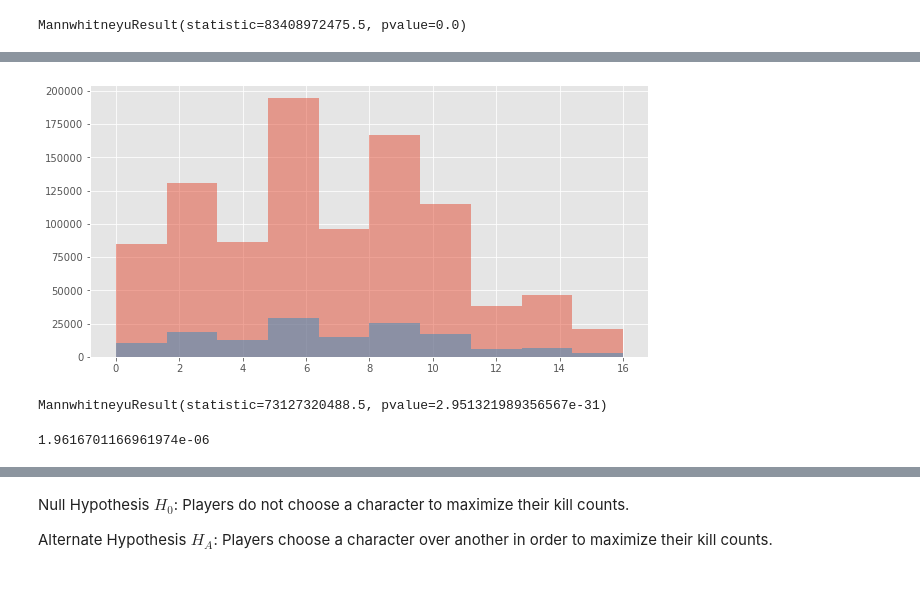
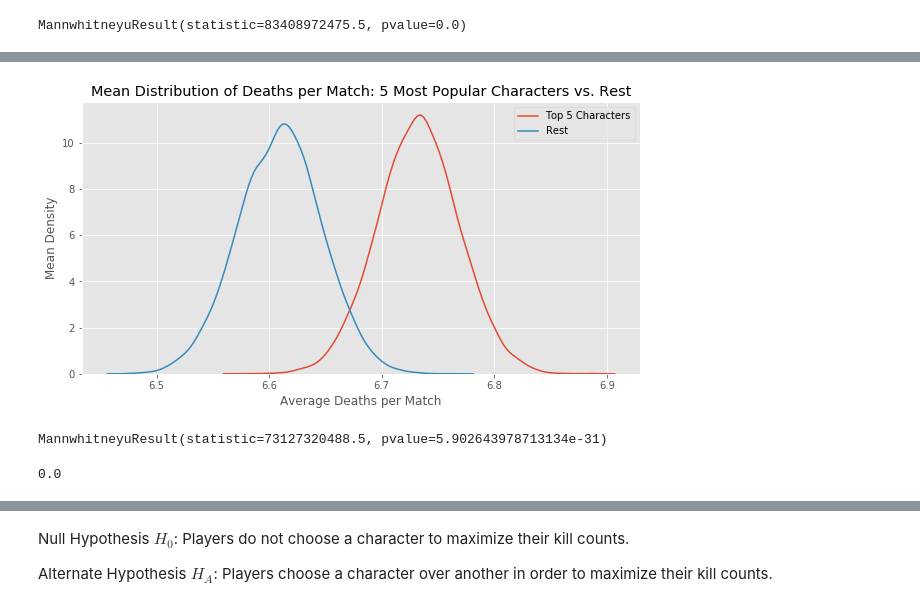
Before and after one commit to anotherjonlee/dotalytics, a Jupyter notebook: EDA.ipynb, the cells around one changed output, grey strips where cells are left out. Cells and saved outputs as stored; diff of their text form; code cells hidden in the pictures.

```diff
--- a/EDA.ipynb
+++ b/EDA.ipynb
@@ -379,11 +383,3 @@ plt.show()
-# %%
-import pandas as pd
-import numpy as np
-import scipy.stats as stats
-import matplotlib.pyplot as plt
-#import seaborn as sns
-%matplotlib inline
-plt.style.use('ggplot')
 # %%
 fig,ax = plt.subplots(figsize=(10,5))
 
@@ -437,3 +423,12 @@ stats,pval = stats.ttest_ind(df_full['kills'],df_top5['kills'],equal_var=False)
 print(pval)
 # %% [output]
 0.0
+# %%
+def sample_means(df,cols = None, n = 10000):
+    samples = []
+    for i in range(n):
+        if cols != None:
+            samples.append(np.mean(resample(df[cols], replace = True, n_samples = n)))
+        else:
+            samples.append(np.mean(resample(df,replace = True, n_samples = n)))
+    return samples
@@ -454,32 +475,43 @@ plt.show()
 # %%
 import pandas as pd
 import numpy as np
 import scipy.stats as stats
 import matplotlib.pyplot as plt
 #import seaborn as sns
 %matplotlib inline
 plt.style.use('ggplot')
 
+top5_samples = subset_by_iqr(df_top5,'deaths')
+rest_samples = subset_by_iqr(df_rest,'deaths')
+
+top5_means = sample_means(top5_samples)
+rest_means = sample_means(rest_samples)
+
 fig,ax = plt.subplots(figsize=(10,5))
 
-ax.hist(subset_by_iqr(df_rest,'deaths'),alpha = 0.5)
+ax = sns.distplot(top5_means, hist=False)
 
-ax.hist(subset_by_iqr(df_top5,'deaths'),alpha = 0.5)
+sns.distplot(rest_means, hist = False)
+
+ax.legend(['Top 5 Characters','Rest'])
+ax.set_xlabel('Average Deaths per Match')
+ax.set_ylabel('Mean Density')
+ax.set_title('Mean Distribution of Deaths per Match: 5 Most Popular Characters vs. Rest')
 plt.show()
 # %% [output]
-[figure, old version]
+[figure, new version]
 # %%
 # Performing a non-parametric test: Mann-Whitney Signed Rank Test for feature: deaths
 
-res = stats.mannwhitneyu(df_top5['deaths'],df_rest['deaths'],alternative = 'greater')
+res = scipy.stats.mannwhitneyu(df_top5['deaths'],df_rest['deaths'],alternative = 'two-sided')
 res
 # %% [output]
-MannwhitneyuResult(statistic=73127320488.5, pvalue=2.951321989356567e-31)
+MannwhitneyuResult(statistic=73127320488.5, pvalue=5.902643978713134e-31)
 # %%
-stats,pval = stats.ttest_ind(df_rest['deaths'],df_top5['deaths'],equal_var=False)
+stats,pval = scipy.stats.ttest_ind(top5_means,rest_means,equal_var=False)
 print(pval)
 # %% [output]
-1.9616701166961974e-06
+0.0
 # %%
 fig,ax = plt.subplots(figsize=(10,5))
 
```
Also changed, not shown: parts of 14 cells of this notebook.
